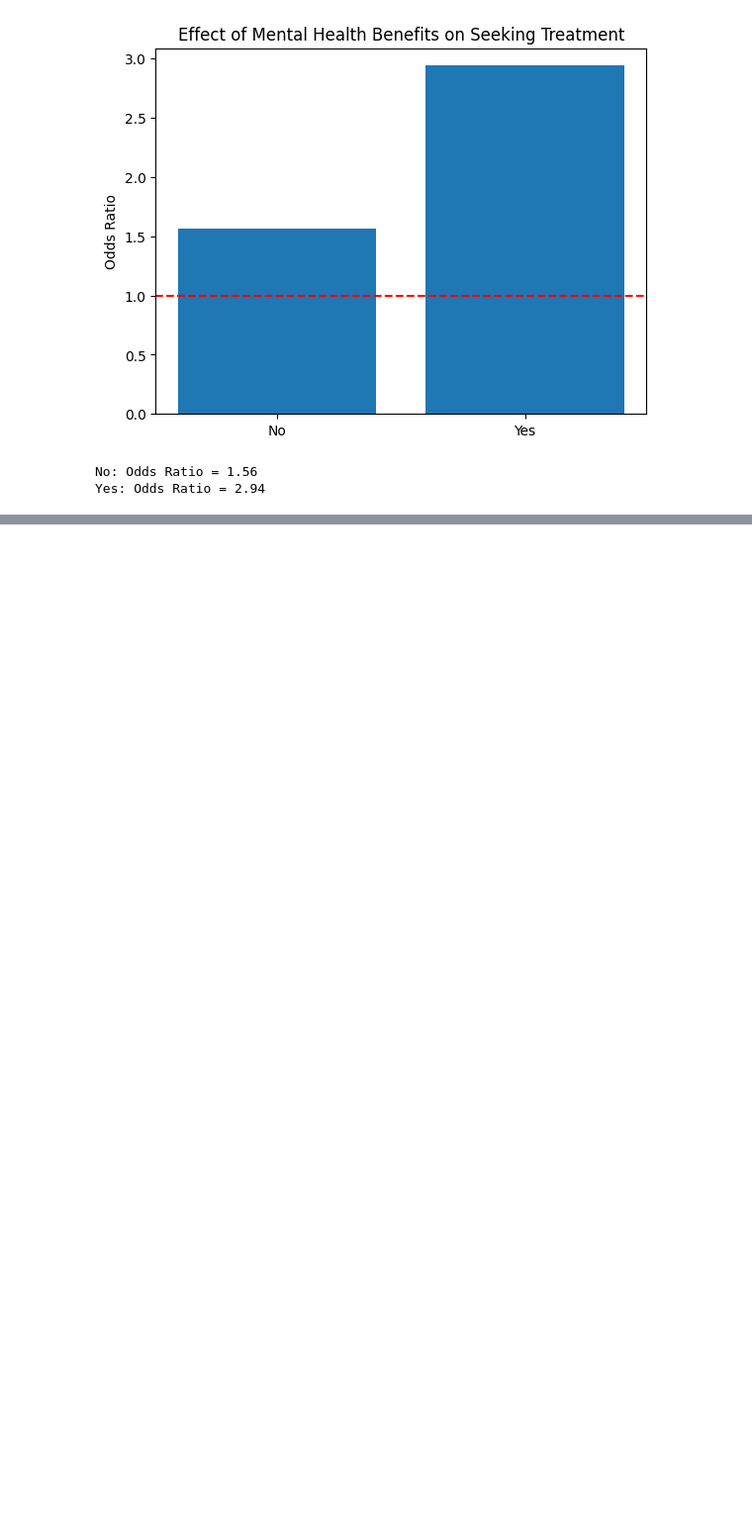
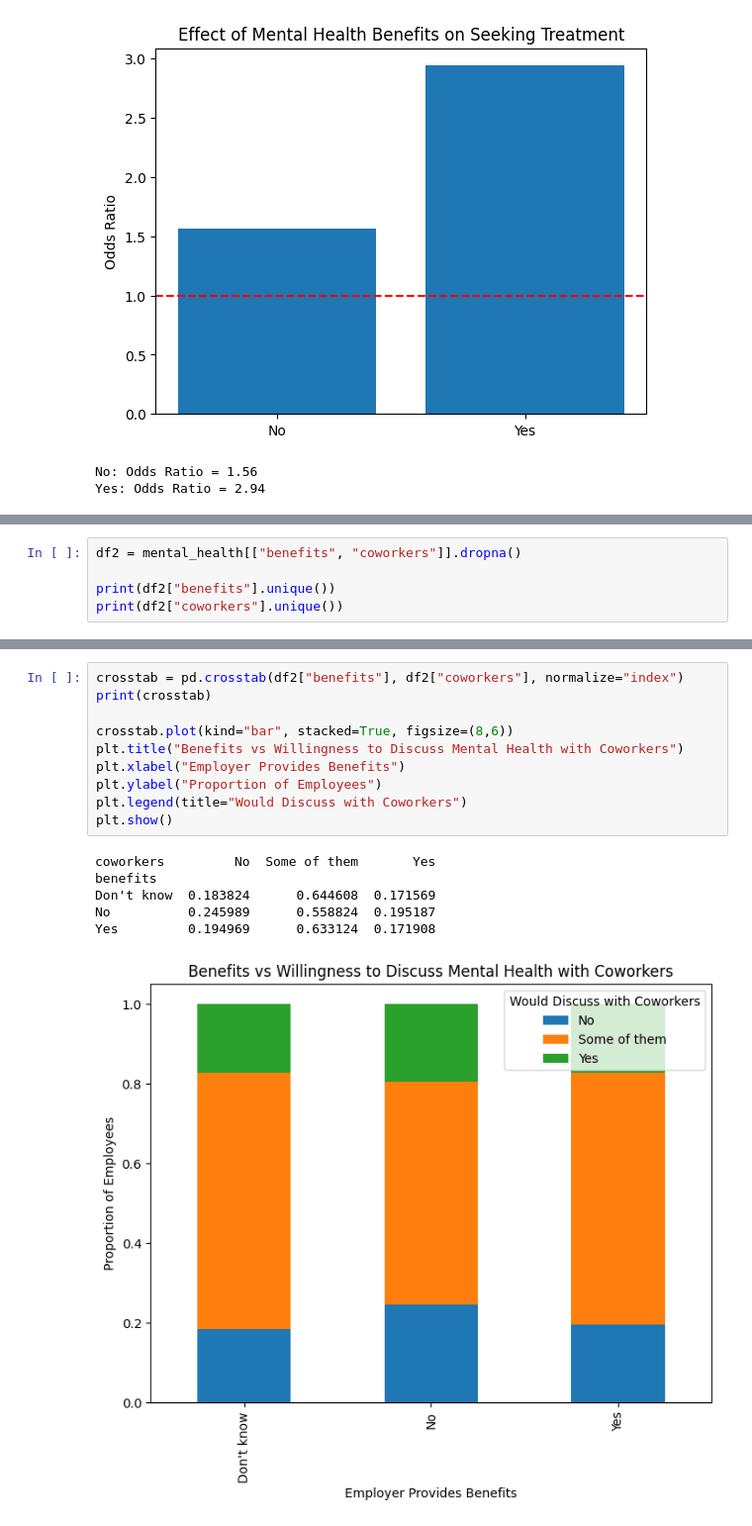
Before and after one commit to edmundlemon/mental_health_data_analysis, a Jupyter notebook: assignment.ipynb, the cells around one changed output, grey strips where cells are left out. Shown: that part at 99% size. Cells and saved outputs as stored; diff of their text form; blank space fills up the shorter version.

```diff
--- a/assignment.ipynb
+++ b/assignment.ipynb
@@ -338,0 +342,5 @@ Yes: Odds Ratio = 2.94
+# %%
+df2 = mental_health[["benefits", "coworkers"]].dropna()
+
+print(df2["benefits"].unique())
+print(df2["coworkers"].unique())
@@ -338,0 +355,17 @@ Yes: Odds Ratio = 2.94
+# %%
+crosstab = pd.crosstab(df2["benefits"], df2["coworkers"], normalize="index")
+print(crosstab)
+
+crosstab.plot(kind="bar", stacked=True, figsize=(8,6))
+plt.title("Benefits vs Willingness to Discuss Mental Health with Coworkers")
+plt.xlabel("Employer Provides Benefits")
+plt.ylabel("Proportion of Employees")
+plt.legend(title="Would Discuss with Coworkers")
+plt.show()
+# %% [output]
+coworkers         No  Some of them       Yes
+benefits
+Don't know  0.183824      0.644608  0.171569
+No          0.245989      0.558824  0.195187
+Yes         0.194969      0.633124  0.171908
+[figure, added]
```
Also changed, not shown: parts of 5 cells of this notebook.
